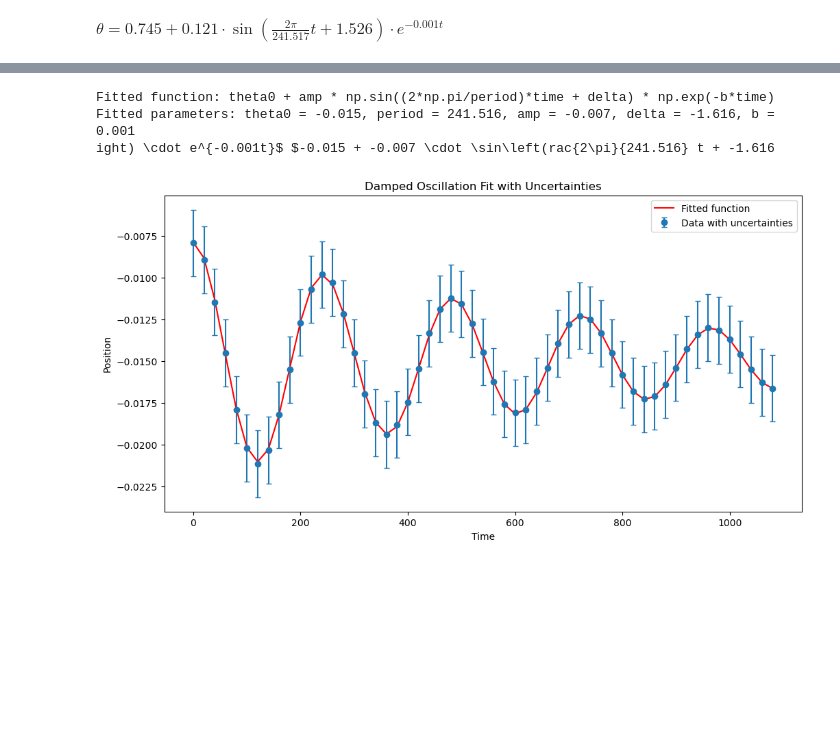
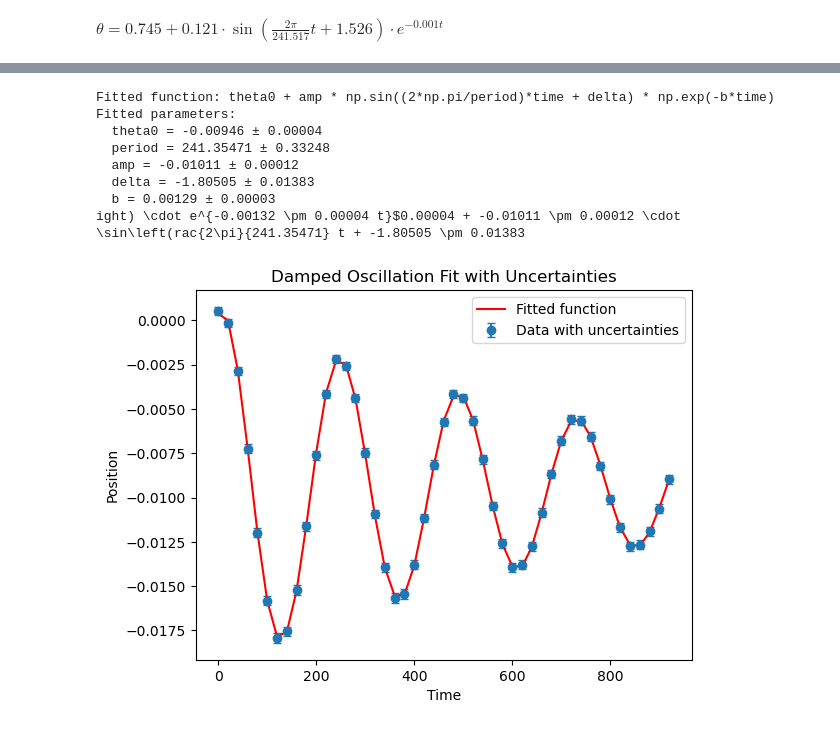
Before and after one commit to Steinburglar/advanced_exp, a Jupyter notebook: FAFO/TestCasey.ipynb, the cells around one changed output, grey strips where cells are left out. Drawn from its saved outputs; the diff is of its cells as text; code cells hidden in the pictures; blank space fills up the shorter version.

```diff
--- a/FAFO/TestCasey.ipynb
+++ b/FAFO/TestCasey.ipynb
@@ -116,2 +102,21 @@ Fitted function: $\-0.015 + -0.007 \cdot \sin\left(\frac{2\pi}{241.516} t + -1.6
 # %% [markdown]
 $\theta = 0.745 + 0.121 \cdot \sin\left(\frac{2\pi}{241.517} t + 1.526\right) \cdot e^{-0.001t}$
+# %%
+
+plt.figure(figsize=(12, 6))
+
+def damped_oscillation(time, theta0, period, amp, delta, b):
+    return theta0 + amp * np.sin(((2 * np.pi) / period) * time + delta) * np.exp(-b * time)
+
+
+# Fit the curve using uncertainties
+p1, cov1 = curve_fit(damped_oscillation, time1, position1, sigma=uncertainties1, absolute_sigma=True, p0=[theta1, 240, 0.095, 0.01, 0.01])
+p2, cov2 = curve_fit(damped_oscillation, time2, position2, sigma=uncertainties2, absolute_sigma=True, p0=[theta2, 240, 0.095, 0.01, 0.01])
+p3, cov3 = curve_fit(damped_oscillation, time3, position3, sigma=uncertainties3, absolute_sigma=True, p0=[theta3, 240, 0.095, 0.01, 0.01])
+p4, cov4 = curve_fit(damped_oscillation, time4, position4, sigma=uncertainties4, absolute_sigma=True, p0=[theta4, 240, 0.095, 0.01, 0.01])
+
+# Calculate the uncertainties (standard deviations) of the fitted parameters
+param_uncertainties1 = np.sqrt(np.diag(cov1))
+param_uncertainties2 = np.sqrt(np.diag(cov2))
+param_uncertainties3 = np.sqrt(np.diag(cov3))
+param_uncertainties4 = np.sqrt(np.diag(cov4))
@@ -138,29 +198,38 @@ Fitted function: $\-0.015 + 0.007 \cdot \sin\left(\frac{2\pi}{241.516} t + 1.526
 # %%
-
-plt.figure(figsize=(12, 6))
-p1, cov1 = curve_fit(damped_oscillation, time, position, sigma=uncertainties, absolute_sigma=True, p0=[theta, 240, 0.095, 0.01, 0.01])
 
 # Print fitted function details
 print(f"Fitted function: theta0 + amp * np.sin((2*np.pi/period)*time + delta) * np.exp(-b*time)")
-print(f"Fitted parameters: theta0 = {p1[0]:.3f}, period = {p1[1]:.3f}, amp = {p1[2]:.3f}, delta = {p1[3]:.3f}, b = {p1[4]:.3f}")
+print(f"Fitted parameters:")
+print(f"  theta0 = {p3[0]:.5f} ± {param_uncertainties3[0]:.5f}")
+print(f"  period = {p3[1]:.5f} ± {param_uncertainties3[1]:.5f}")
+print(f"  amp = {p3[2]:.5f} ± {param_uncertainties3[2]:.5f}")
+print(f"  delta = {p3[3]:.5f} ± {param_uncertainties3[3]:.5f}")
+print(f"  b = {p3[4]:.5f} ± {param_uncertainties3[4]:.5f}")
 
 # Print the fitted function in LaTeX
-fitted_function_latex = (f"${p1[0]:.3f} + {p1[2]:.3f} \cdot \sin\left(\frac{{2\pi}}{{{p1[1]:.3f}}} t + {p1[3]:.3f}\right) "
-                         f"\cdot e^{{-{p1[4]:.3f}t}}$")
-print(f"Fitted function (LaTeX): {fitted_function_latex}")
+fitted_function_latex3 = (f"${p3[0]:.5f} \pm {param_uncertainties3[0]:.5f} + "
+                         f"{p3[2]:.5f} \pm {param_uncertainties3[2]:.5f} \cdot "
+                         f"\sin\left(\frac{{2\pi}}{{{p3[1]:.5f}}} t + {p3[3]:.5f} \pm {param_uncertainties3[3]:.5f}\right) "
+                         f"\cdot e^{{-{p1[4]:.5f} \pm {param_uncertainties1[4]:.5f} t}}$")
+print(f"Fitted function (LaTeX): {fitted_function_latex3}")
 
 # Plot the data with error bars
-plt.errorbar(time, position, yerr=uncertainties, fmt='o', label='Data with uncertainties', capsize=3)
-plt.plot(time, damped_oscillation(time, *p1), label='Fitted function', color='red')
+plt.errorbar(time3, position3, yerr=uncertainties3, fmt='o', label='Data with uncertainties', capsize=3)
+plt.plot(time3, damped_oscillation(time3, *p3), label='Fitted function', color='red')
 
 plt.legend()
 plt.xlabel('Time')
 plt.ylabel('Position')
 plt.title('Damped Oscillation Fit with Uncertainties')
 plt.show()
 # %% [output]
 Fitted function: theta0 + amp * np.sin((2*np.pi/period)*time + delta) * np.exp(-b*time)
-Fitted parameters: theta0 = -0.015, period = 241.516, amp = -0.007, delta = -1.616, b = 0.001
-ight) \cdot e^{-0.001t}$ $-0.015 + -0.007 \cdot \sin\left(rac{2\pi}{241.516} t + -1.616
+Fitted parameters:
+  theta0 = -0.00946 ± 0.00004
+  period = 241.35471 ± 0.33248
+  amp = -0.01011 ± 0.00012
+  delta = -1.80505 ± 0.01383
+  b = 0.00129 ± 0.00003
+ight) \cdot e^{-0.00132 \pm 0.00004 t}$0.00004 + -0.01011 \pm 0.00012 \cdot \sin\left(rac{2\pi}{241.35471} t + -1.80505 \pm 0.01383
-[figure, old version]
+[figure, new version]
 # %%
```
Also changed, not shown: parts of 11 cells of this notebook.
